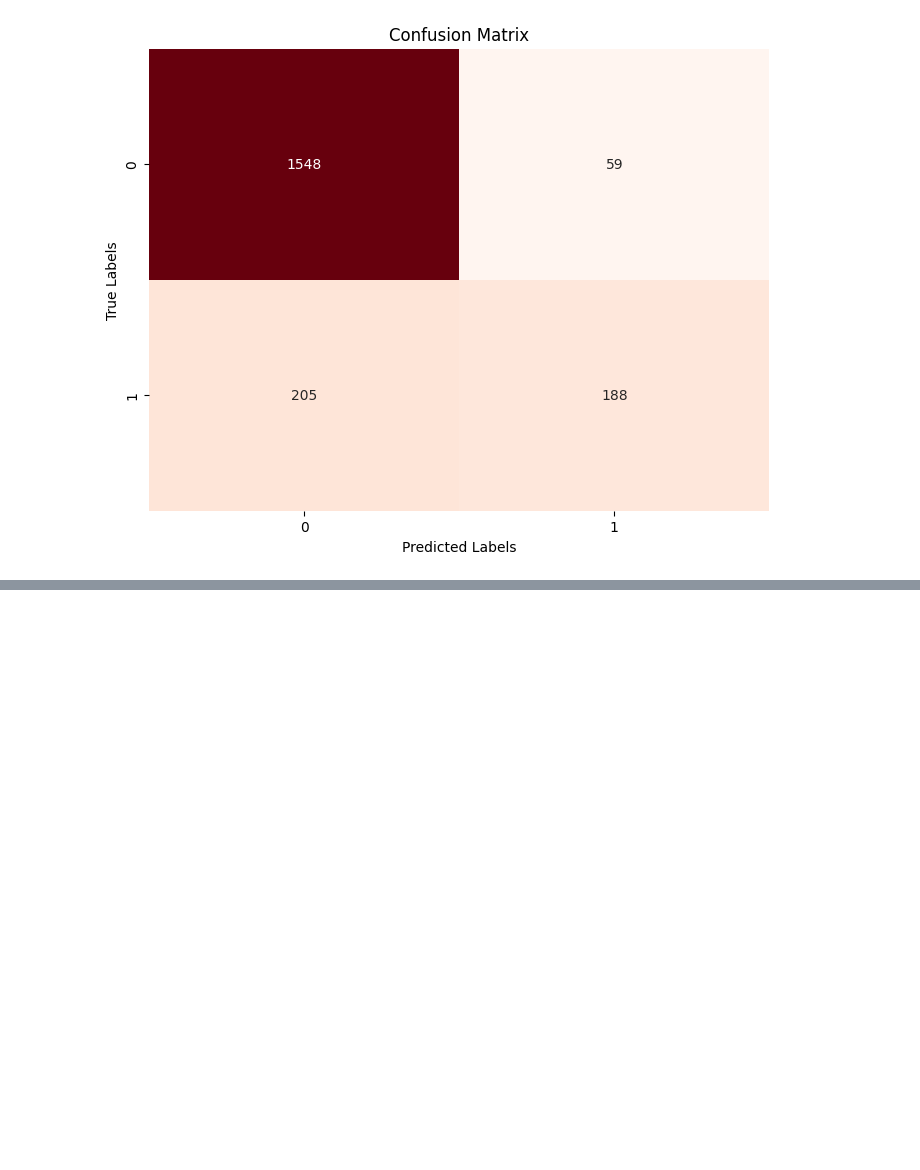
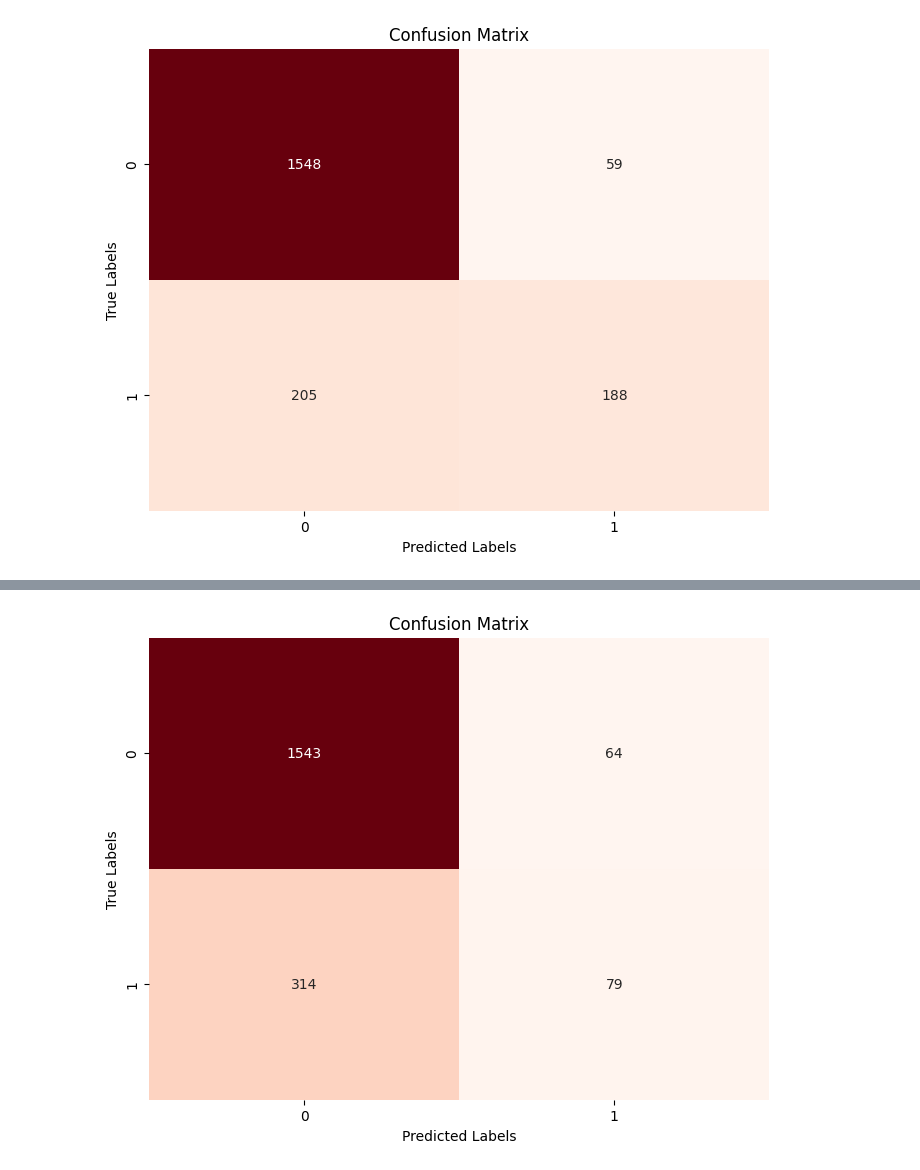
Before and after one commit to Varshi45/CODEWAY, a Jupyter notebook: Churn_Modelingipynb.ipynb, the cells around one changed output, grey strips where cells are left out. Saved outputs shown, nothing was run; the diff lists cells and outputs as text; code cells hidden in the pictures; blank space fills up the shorter version.

```diff
--- a/Churn_Modelingipynb.ipynb
+++ b/Churn_Modelingipynb.ipynb
@@ -129,0 +133,13 @@ plt.show()
+# %%
+pipe_line = Pipeline([
+    ('scaler', StandardScaler()),
+    ('lr', LogisticRegression(random_state=42))
+])
+# %%
+paramgrid = {
+    'lr__C': [0.001, 0.01, 0.1, 1, 10, 100],
+    'lr__penalty': ['l1', 'l2']
+}
+# %%
+gridSearch = GridSearchCV(pipe_line, paramgrid, cv=5, scoring='accuracy', n_jobs=-1)
+gridSearch.fit(X_train, y_train)
@@ -129,0 +179,4 @@ plt.show()
+# %%
+y_pred_lr = gridSearch.predict(X_test)
+print("Accuracy:", accuracy_score(y_test, y_pred_lr))
+print("Classification Report:\n", classification_report(y_test, y_pred_lr))
@@ -129,0 +194,10 @@ plt.show()
+# %%
+conf_matrix = confusion_matrix(y_test, y_pred_lr)
+plt.figure(figsize=(8, 6))
+sns.heatmap(conf_matrix, annot=True, fmt='d', cmap='Reds', cbar=False)
+plt.xlabel('Predicted Labels')
+plt.ylabel('True Labels')
+plt.title('Confusion Matrix')
+plt.show()
+# %% [output]
+[figure, added]
```
Also changed, not shown: parts of 6 cells of this notebook.
